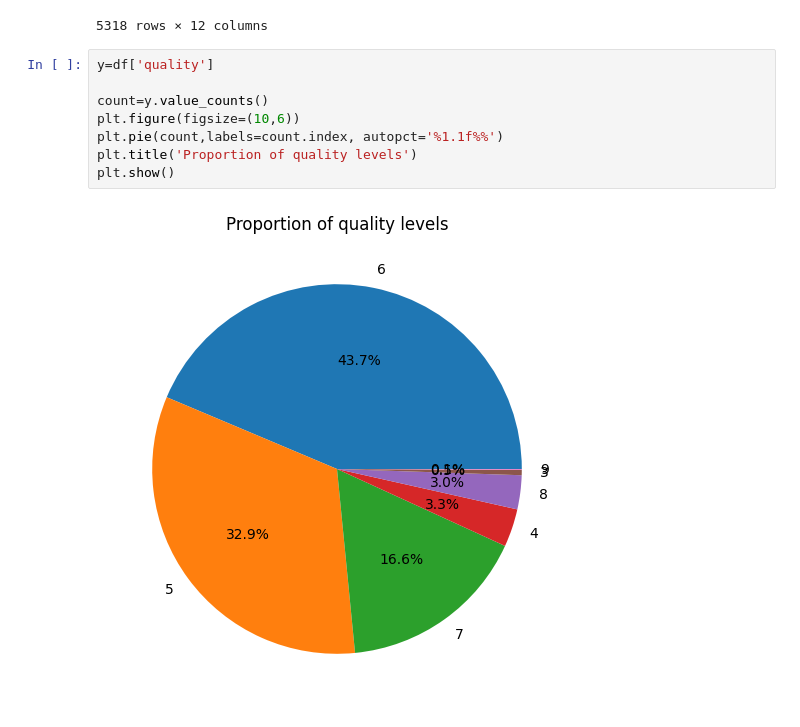
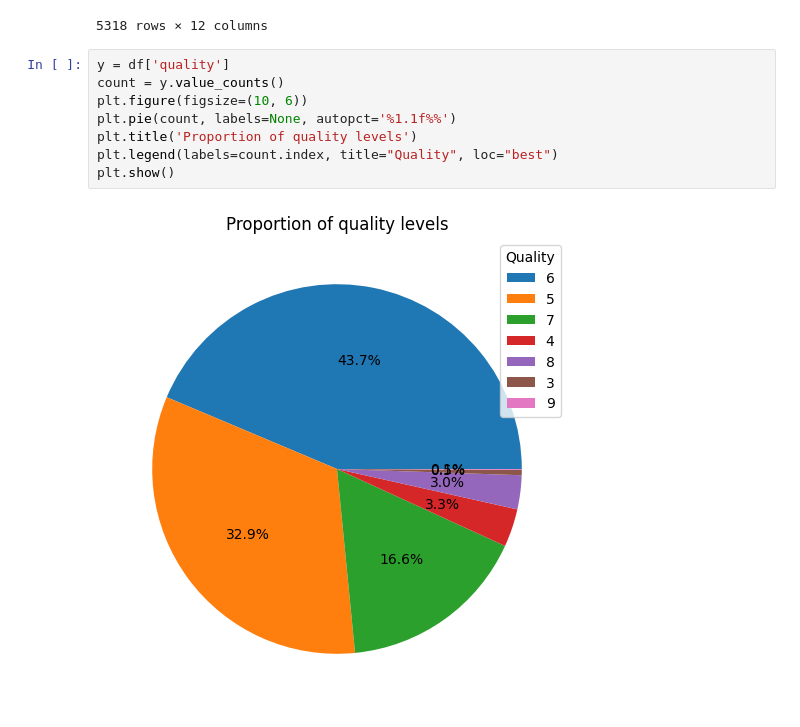
Before and after one commit to maryluuuu/Data-Analytics-Challenge, a Jupyter notebook: DataAnalytics.ipynb, the cells around one changed output. Drawn from its saved outputs; the diff is of its cells as text.

```diff
--- a/DataAnalytics.ipynb
+++ b/DataAnalytics.ipynb
@@ -87,12 +94,12 @@ df.drop_duplicates()
 | 6496 | 6.0 | 0.21 | 0.38 | 0.8 | 0.020 | 22.0 | ... |
 5318 rows × 12 columns
 # %%
-y=df['quality']
-
-count=y.value_counts()
-plt.figure(figsize=(10,6))
-plt.pie(count,labels=count.index, autopct='%1.1f%%')
+y = df['quality']
+count = y.value_counts()
+plt.figure(figsize=(10, 6))
+plt.pie(count, labels=None, autopct='%1.1f%%')
 plt.title('Proportion of quality levels')
+plt.legend(labels=count.index, title="Quality", loc="best")
 plt.show()
 # %% [output]
-[figure, old version]
+[figure, new version]
```
Also changed, not shown: parts of 1 cell of this notebook, 4 other files.
